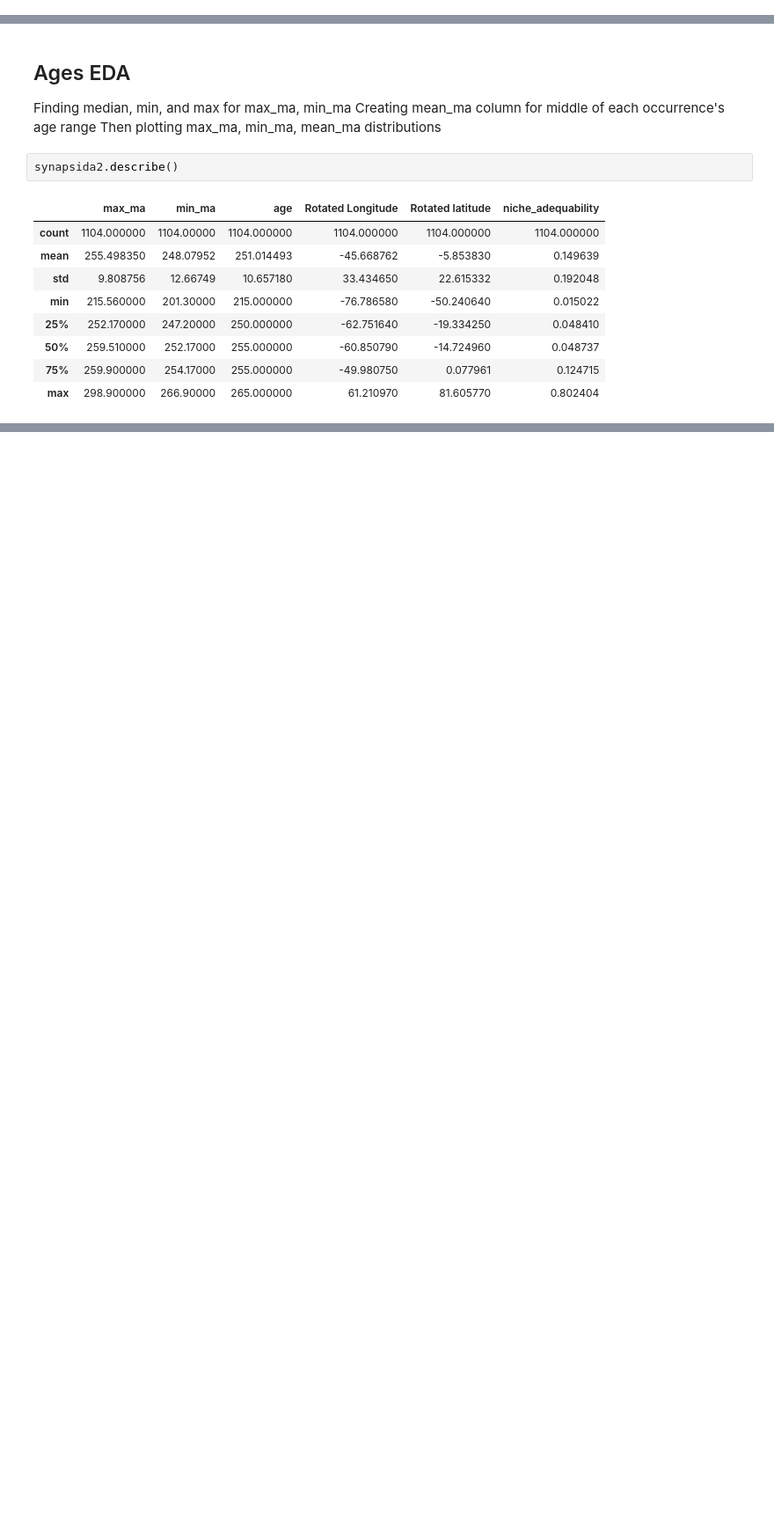
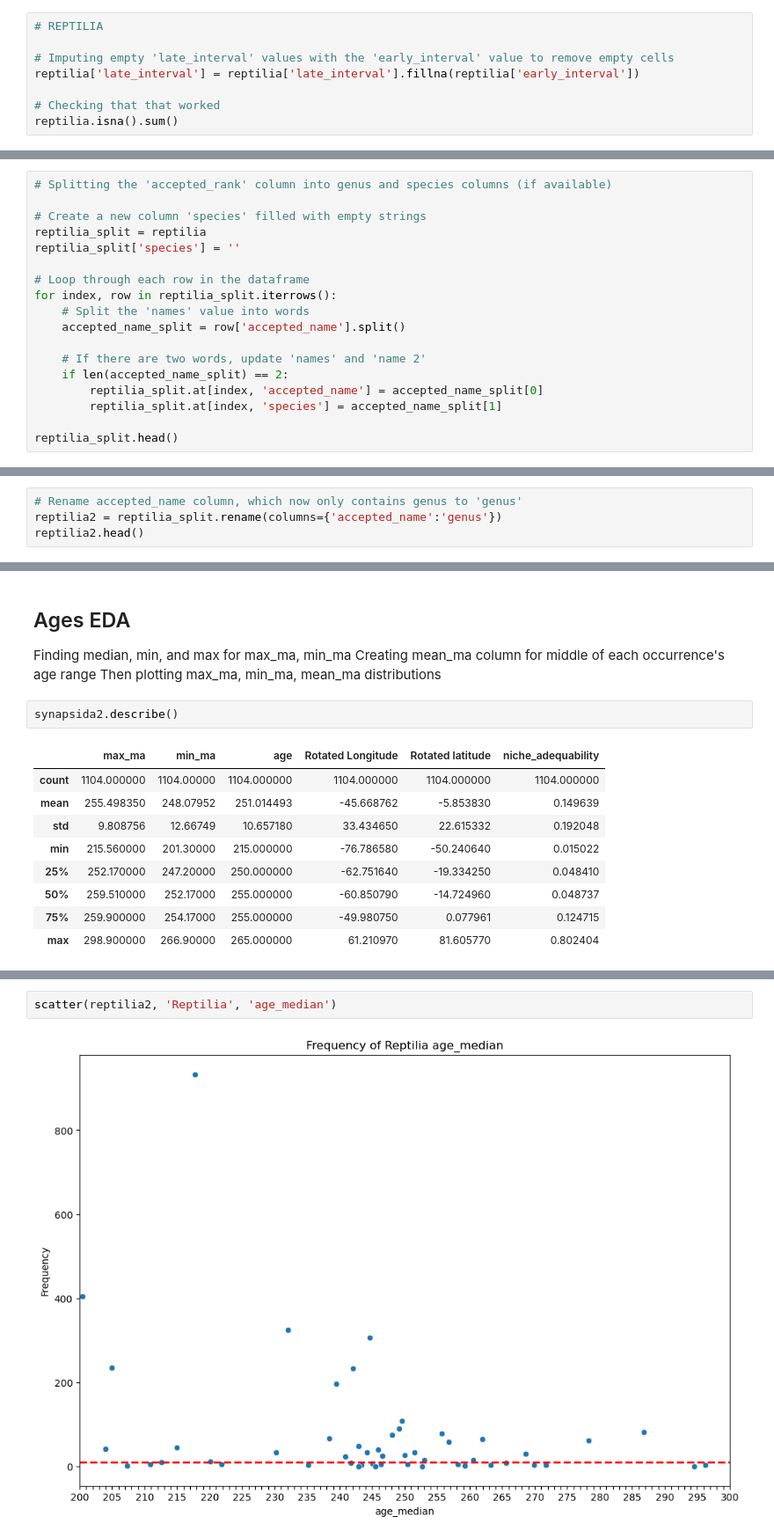
Before and after one commit to shelleylwang/BDNN_Arielli, a Jupyter notebook: synapsida_eda.ipynb, the cells around one changed output, grey strips where cells are left out. Shown: that part at 88% size. Drawn from its saved outputs; the diff is of its cells as text; blank space fills up the shorter version.

```diff
--- a/synapsida_eda.ipynb
+++ b/synapsida_eda.ipynb
@@ -121,3 +200,11 @@ synapsida_filtered.head()
 | 2 | Abajudon kaayai | species | Wordian | Capitanian | 268.8 | 259.9 | Wordian | 265 | ... |
 | 3 | Abajudon kaayai | species | Wordian | Capitanian | 268.8 | 259.9 | Wordian | 265 | ... |
 | 4 | Abajudon kaayai | species | Wordian | Capitanian | 268.8 | 259.9 | Wordian | 265 | ... |
+# %%
+# REPTILIA
+
+# Imputing empty 'late_interval' values with the 'early_interval' value to remove empty cells
+reptilia['late_interval'] = reptilia['late_interval'].fillna(reptilia['early_interval'])
+
+# Checking that that worked
+reptilia.isna().sum()
@@ -162,3 +264,21 @@ synapsida2.head()
 | 2 | Abajudon | species | Wordian | Capitanian | 268.8 | 259.9 | Wordian | 265 | ... |
 | 3 | Abajudon | species | Wordian | Capitanian | 268.8 | 259.9 | Wordian | 265 | ... |
 | 4 | Abajudon | species | Wordian | Capitanian | 268.8 | 259.9 | Wordian | 265 | ... |
+# %%
+# Splitting the 'accepted_rank' column into genus and species columns (if available)
+
+# Create a new column 'species' filled with empty strings
+reptilia_split = reptilia
+reptilia_split['species'] = ''
+
+# Loop through each row in the dataframe
+for index, row in reptilia_split.iterrows():
+    # Split the 'names' value into words
+    accepted_name_split = row['accepted_name'].split()
+
+    # If there are two words, update 'names' and 'name 2'
+    if len(accepted_name_split) == 2:
+        reptilia_split.at[index, 'accepted_name'] = accepted_name_split[0]
+        reptilia_split.at[index, 'species'] = accepted_name_split[1]
+
+reptilia_split.head()
@@ -164,0 +293,4 @@ synapsida2.head()
+# %%
+# Rename accepted_name column, which now only contains genus to 'genus'
+reptilia2 = reptilia_split.rename(columns={'accepted_name':'genus'})
+reptilia2.head()
@@ -263,3 +447,7 @@ scatter('mean_age')
+# %%
+scatter(reptilia2, 'Reptilia', 'age_median')
+# %% [output]
+[figure, added]
 # %%
 # Creating custom function for histogram w/ flexible number of bins
 
```
Also changed, not shown: parts of 38 cells of this notebook, 20 other files.
